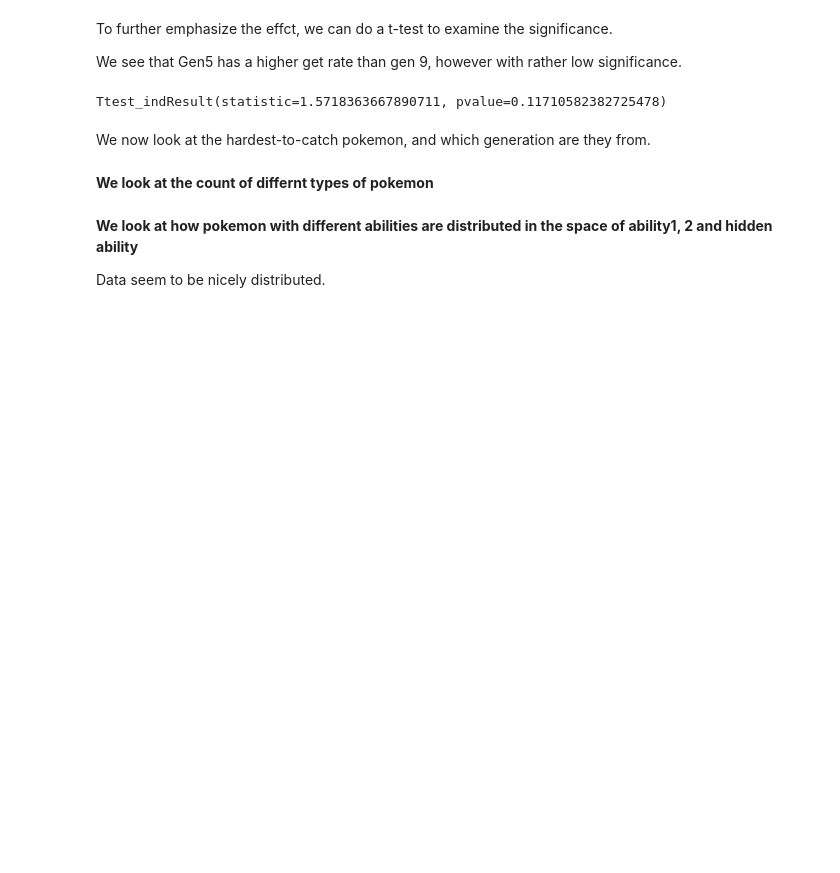
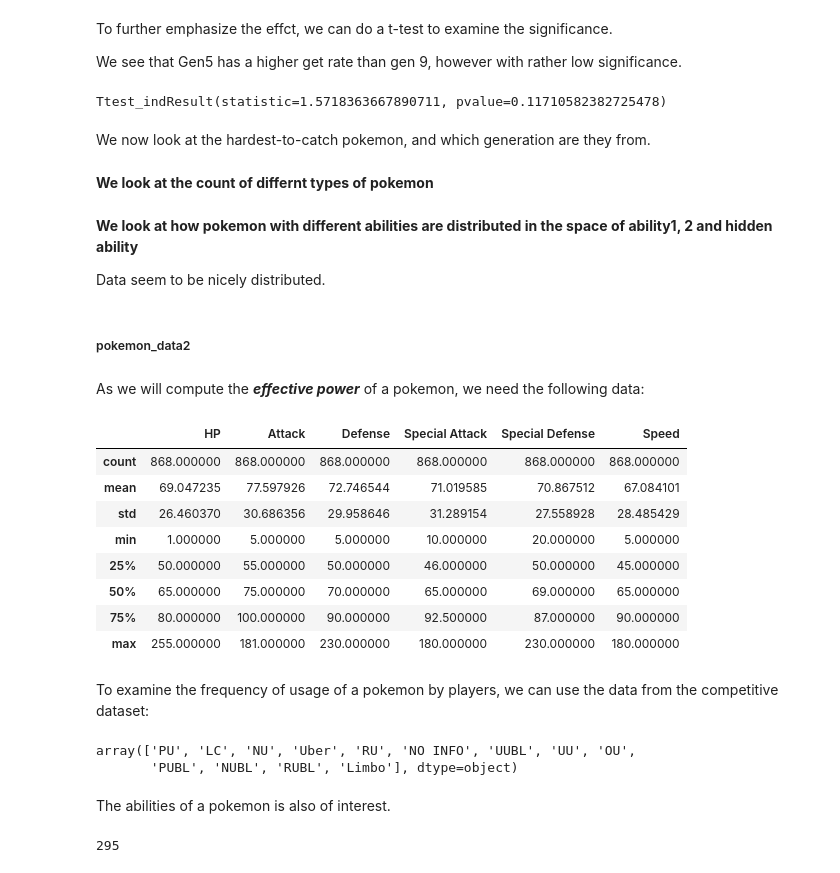
Before and after one commit to com-480-data-visualization/project-2023-les-derniers-vainqueurs, a Jupyter notebook: DataAnalysisPipeline.ipynb, the cells around one changed output. Cells and saved outputs as stored; diff of their text form; code cells hidden in the pictures; blank space fills up the shorter version.

Commit message:
exp. data analysis

```diff
--- a/DataAnalysisPipeline.ipynb
+++ b/DataAnalysisPipeline.ipynb
@@ -175,0 +231,20 @@ memory usage: 86.2+ KB
+# %%
+def remove_mega(pokemon_data, name):
+    pokemon_data['lower_name'] = pokemon_data[name].str.lower()
+    pokemon_data['lower_name'] = pokemon_data.lower_name.apply(lambda x: 1 if "mega" in x else 0)
+    keep_rows = pokemon_data['lower_name'] != 1
+    result = pokemon_data[keep_rows]
+    print("removed", len(pokemon_data) - len(result), "rows")
+    return result
+# %%
+# replacing missing values in pokemon_data1
+pokemon_data1.Type2.fillna(value='NO INFO', inplace=True)
+pokemon_data1.Ability2.fillna(value='NO INFO', inplace=True)
+pokemon_data1.Ability_Hidden.fillna(value='NO INFO', inplace=True)
+pokemon_data1.Egg_Group2.fillna(value='NO INFO', inplace=True)
+pokemon_data2.Tier.fillna(value='NO INFO', inplace=True)
+
+# removing mega pokemon
+pokemon_data1 = remove_mega(pokemon_data1, 'Name')
+pokemon_data2 = remove_mega(pokemon_data2, 'Name')
+pokemon_data3 = remove_mega(pokemon_data3, 'name')
@@ -267,0 +377,33 @@ fig.show()
+# %% [markdown]
+##### pokemon_data2
+# %% [markdown]
+As we will compute the ***effective power*** of a pokemon, we need the following data:
+# %%
+pokemon_data2_numbers = pokemon_data2[['Name','HP','Attack', 'Defense', 'Special Attack', 'Special Defense', 'Speed']]
+pokemon_data2_numbers.describe()
+# %% [output]
+|  | HP | Attack | Defense | Special Attack | Special Defense | Speed |
+| count | 868.000000 | 868.000000 | 868.000000 | 868.000000 | 868.000000 | 868.000000 |
+| mean | 69.047235 | 77.597926 | 72.746544 | 71.019585 | 70.867512 | 67.084101 |
+| std | 26.460370 | 30.686356 | 29.958646 | 31.289154 | 27.558928 | 28.485429 |
+| min | 1.000000 | 5.000000 | 5.000000 | 10.000000 | 20.000000 | 5.000000 |
+| 25% | 50.000000 | 55.000000 | 50.000000 | 46.000000 | 50.000000 | 45.000000 |
+| 50% | 65.000000 | 75.000000 | 70.000000 | 65.000000 | 69.000000 | 65.000000 |
+| 75% | 80.000000 | 100.000000 | 90.000000 | 92.500000 | 87.000000 | 90.000000 |
+| max | 255.000000 | 181.000000 | 230.000000 | 180.000000 | 230.000000 | 180.000000 |
+# %% [markdown]
+To examine the frequency of usage of a pokemon by players, we can use the data from the competitive dataset:
+# %%
+pokemon_data2.Tier.unique()
+# %% [output]
+array(['PU', 'LC', 'NU', 'Uber', 'RU', 'NO INFO', 'UUBL', 'UU', 'OU',
+       'PUBL', 'NUBL', 'RUBL', 'Limbo'], dtype=object)
+# %% [markdown]
+The abilities of a pokemon is also of interest.
+# %%
+temp = np.append(pokemon_data1.Ability1.unique(),pokemon_data1.Ability2.unique())
+temp = np.append(temp,pokemon_data1.Ability_Hidden.unique())
+temp = np.unique(temp)
+len(temp)
+# %% [output]
+295
```
Also changed, not shown: parts of 22 cells of this notebook, 7 other files.
